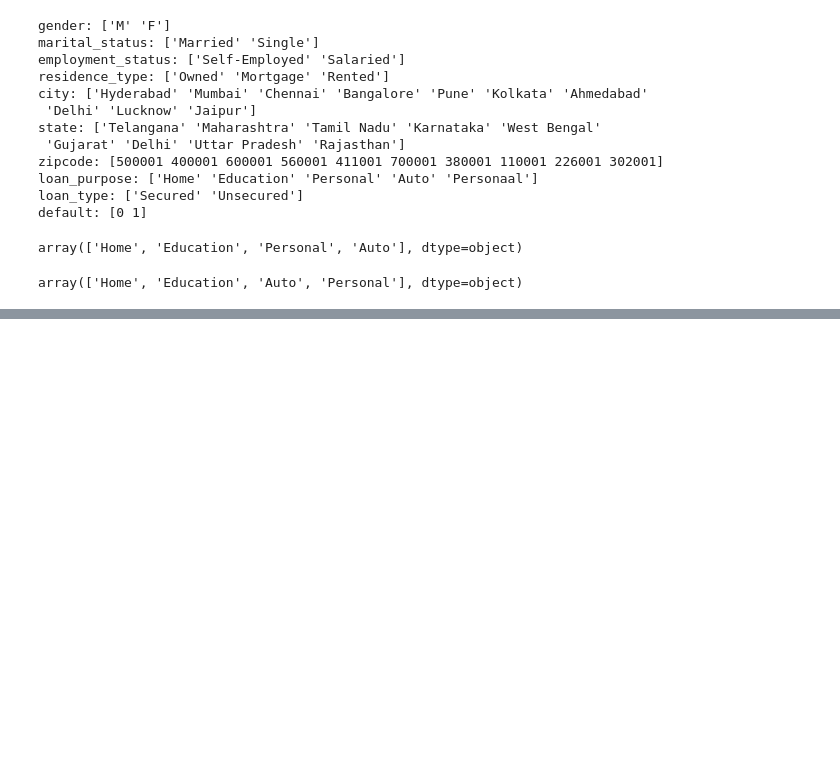
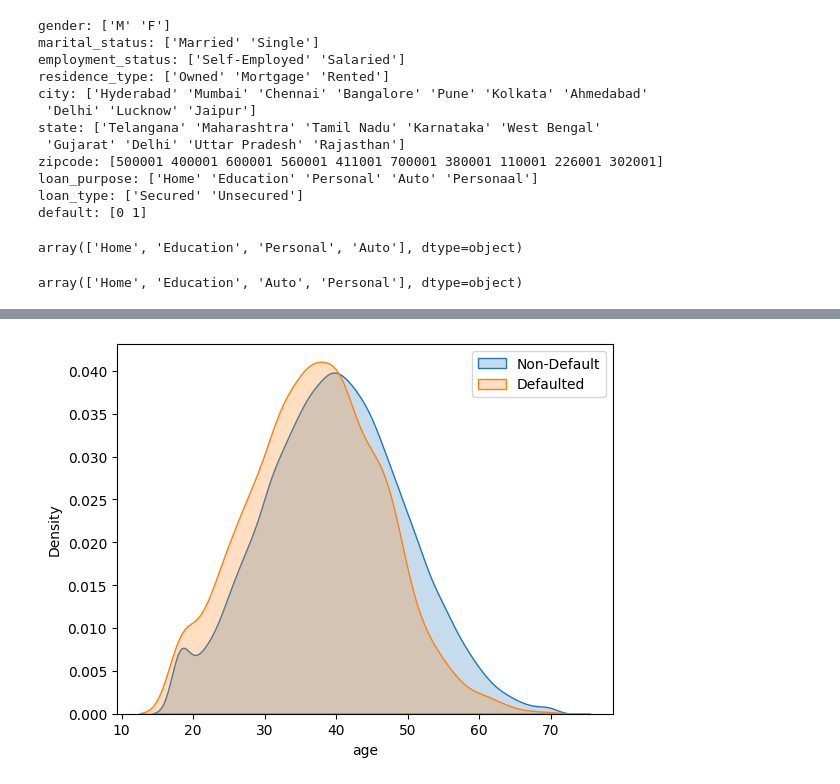
Before and after one commit to SakifKhan98/credit-risk-modeling-ml, a Jupyter notebook: credit_risk_model_ml.ipynb, the cells around one changed output, grey strips where cells are left out. Saved outputs shown, nothing was run; the diff lists cells and outputs as text; code cells hidden in the pictures; blank space fills up the shorter version.

```diff
--- a/credit_risk_model_ml.ipynb
+++ b/credit_risk_model_ml.ipynb
@@ -333,0 +363,7 @@ array(['Home', 'Education', 'Auto', 'Personal'], dtype=object)
+# %%
+sns.kdeplot(df_train_1[df_train_1.default == 0]["age"], fill=True, label="Non-Default")
+sns.kdeplot(df_train_1[df_train_1.default == 1]["age"], fill=True, label="Defaulted")
+plt.legend()
+plt.show()
+# %% [output]
+[figure, added]
```
Also changed, not shown: parts of 6 cells of this notebook.
